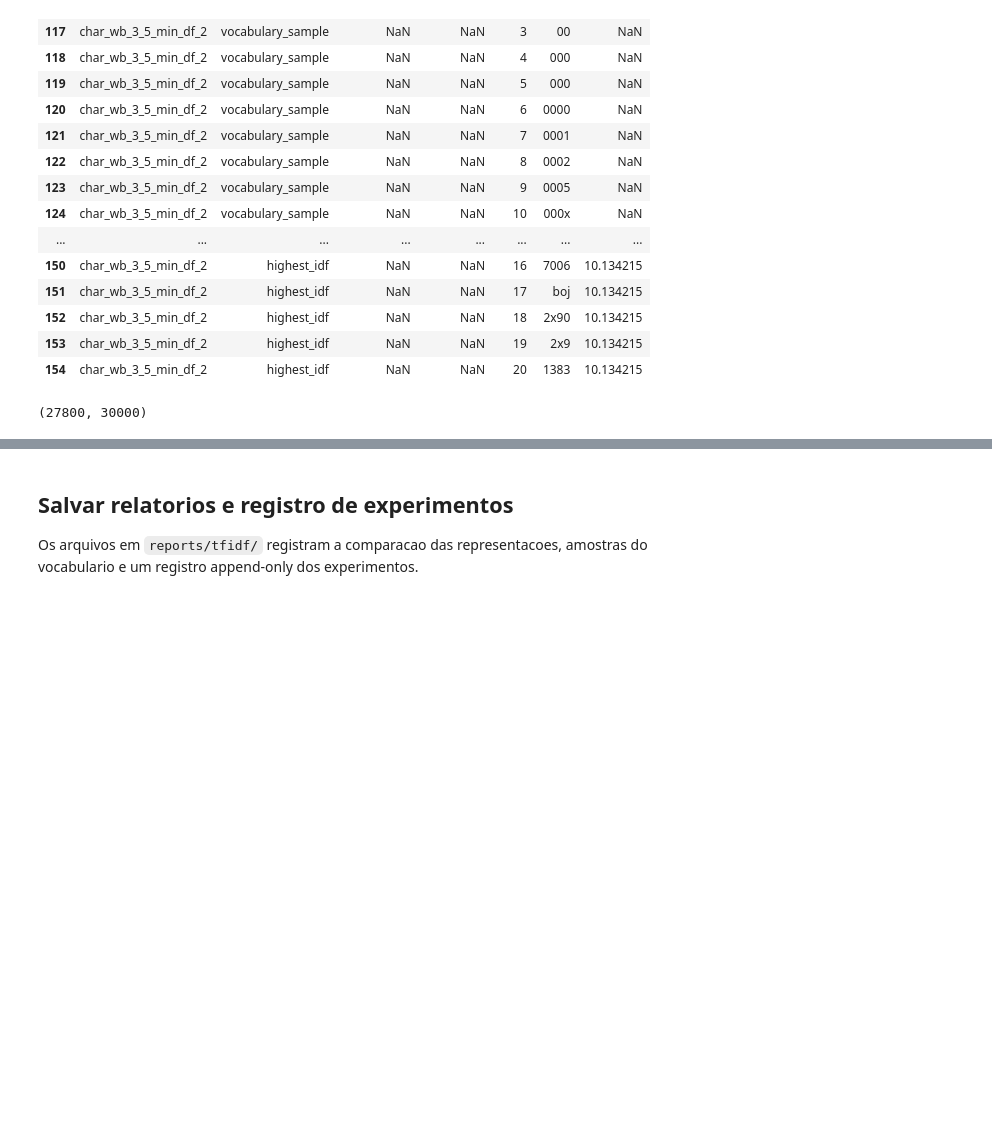
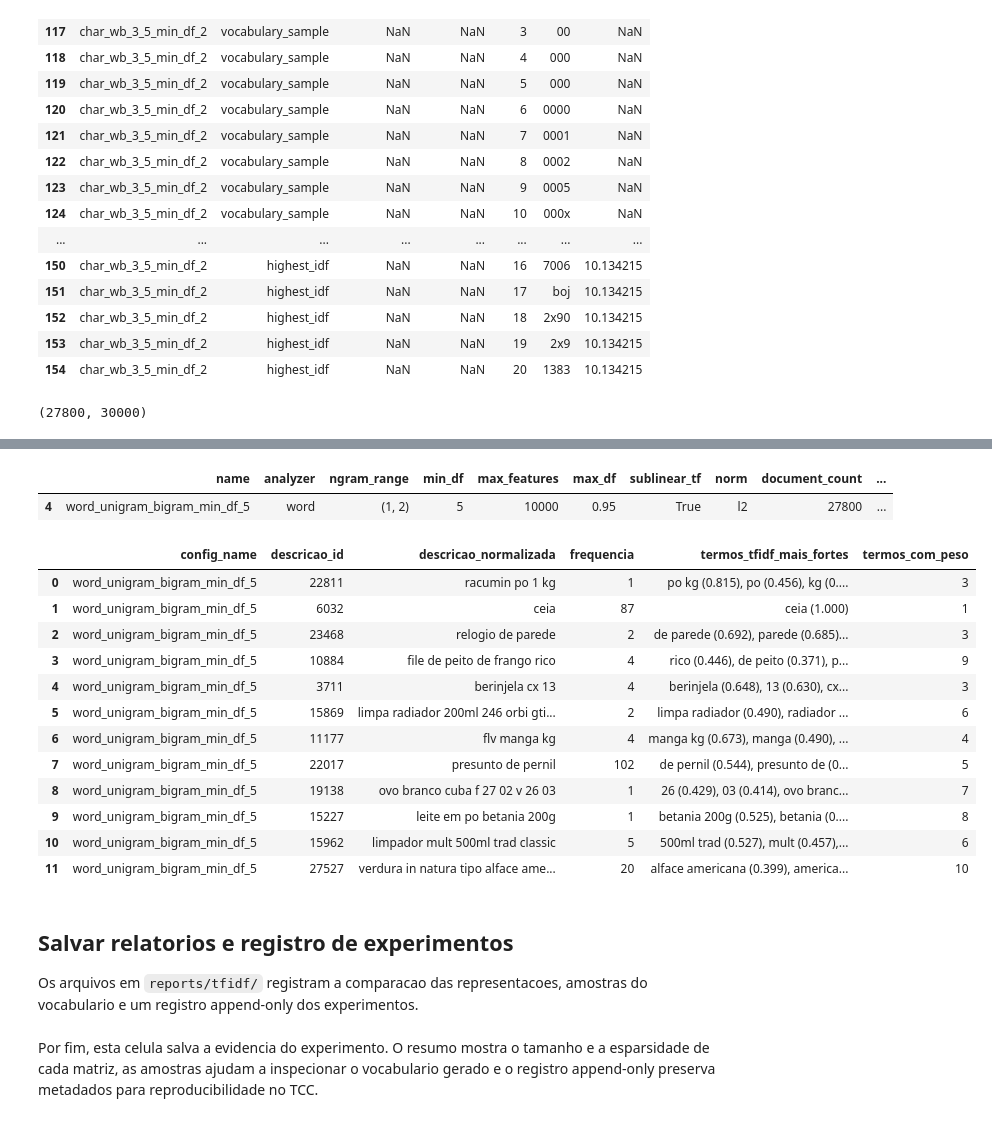
Before and after one commit to Samuca47prog/Nofis-Classifier, a Jupyter notebook: notebooks/50_train_clustering_baseline.ipynb, the cells around one changed output, grey strips where cells are left out. Saved outputs shown, nothing was run; the diff lists cells and outputs as text; code cells hidden in the pictures; blank space fills up the shorter version.

Commit message:
fazendo analise com tfidf e kmeans

```diff
--- a/notebooks/50_train_clustering_baseline.ipynb
+++ b/notebooks/50_train_clustering_baseline.ipynb
@@ -121,7 +135,81 @@ baseline_matrix.shape
+# %%
+BASELINE_TFIDF_CONFIG_NAME = "word_unigram_bigram_min_df_5"
+
+TFIDF_CONFIG_TO_INSPECT = BASELINE_TFIDF_CONFIG_NAME
+DOCUMENTS_TO_INSPECT = 12
+TERMS_PER_DOCUMENT = 10
+SAMPLE_BY = "aleatorio"  # opcoes: "frequencia", "aleatorio", "inicio"
+RANDOM_STATE = 42
+
+if TFIDF_CONFIG_TO_INSPECT not in vectorizers:
+    raise ValueError(
+        f"Configuracao desconhecida: {TFIDF_CONFIG_TO_INSPECT}. "
+        f"Opcoes disponiveis: {sorted(vectorizers)}"
+    )
+
+inspection_vectorizer = vectorizers[TFIDF_CONFIG_TO_INSPECT]
+inspection_matrix = matrices[TFIDF_CONFIG_TO_INSPECT]
+inspection_feature_names = inspection_vectorizer.get_feature_names_out()
+
+if SAMPLE_BY == "frequencia":
+    inspection_rows = modeling_items.nlargest(DOCUMENTS_TO_INSPECT, "frequencia")
+elif SAMPLE_BY == "aleatorio":
+    inspection_rows = modeling_items.sample(
+        min(DOCUMENTS_TO_INSPECT, len(modeling_items)),
+        random_state=RANDOM_STATE,
+    )
+elif SAMPLE_BY == "inicio":
+    inspection_rows = modeling_items.head(DOCUMENTS_TO_INSPECT)
+else:
+    raise ValueError('SAMPLE_BY deve ser "frequencia", "aleatorio" ou "inicio"')
+
+inspection_records = []
+for _, row in inspection_rows.iterrows():
+    row_vector = inspection_matrix.getrow(int(row["descricao_id"]))
+    top_terms = []
+
+    if row_vector.nnz:
+        local_order = row_vector.data.argsort()[::-1][:TERMS_PER_DOCUMENT]
+        top_terms = [
+            f"{inspection_feature_names[row_vector.indices[position]]} ({row_vector.data[position]:.3f})"
+            for position in local_order
+        ]
+
+    inspection_records.append(
+        {
+            "config_name": TFIDF_CONFIG_TO_INSPECT,
+            "descricao_id": int(row["descricao_id"]),
+            "descricao_normalizada": row["descricao_normalizada"],
+            "frequencia": int(row["frequencia"]),
+            "termos_tfidf_mais_fortes": ", ".join(top_terms),
+            "termos_com_peso": int(row_vector.nnz),
+        }
+    )
+
+display(summary[summary["name"] == TFIDF_CONFIG_TO_INSPECT])
+pd.DataFrame.from_records(inspection_records)
+# %% [output]
+|  | name | analyzer | ngram_range | min_df | max_features | max_df | sublinear_tf | norm | document_count | ... |
+| 4 | word_unigram_bigram_min_df_5 | word | (1, 2) | 5 | 10000 | 0.95 | True | l2 | 27800 | ... |
+|  | config_name | descricao_id | descricao_normalizada | frequencia | termos_tfidf_mais_fortes | termos_com_peso |
+| 0 | word_unigram_bigram_min_df_5 | 22811 | racumin po 1 kg | 1 | po kg (0.815), po (0.456), kg (0.... | 3 |
+| 1 | word_unigram_bigram_min_df_5 | 6032 | ceia | 87 | ceia (1.000) | 1 |
+| 2 | word_unigram_bigram_min_df_5 | 23468 | relogio de parede | 2 | de parede (0.692), parede (0.685)... | 3 |
+| 3 | word_unigram_bigram_min_df_5 | 10884 | file de peito de frango rico | 4 | rico (0.446), de peito (0.371), p... | 9 |
+| 4 | word_unigram_bigram_min_df_5 | 3711 | berinjela cx 13 | 4 | berinjela (0.648), 13 (0.630), cx... | 3 |
+| 5 | word_unigram_bigram_min_df_5 | 15869 | limpa radiador 200ml 246 orbi gti... | 2 | limpa radiador (0.490), radiador ... | 6 |
+| 6 | word_unigram_bigram_min_df_5 | 11177 | flv manga kg | 4 | manga kg (0.673), manga (0.490), ... | 4 |
+| 7 | word_unigram_bigram_min_df_5 | 22017 | presunto de pernil | 102 | de pernil (0.544), presunto de (0... | 5 |
+| 8 | word_unigram_bigram_min_df_5 | 19138 | ovo branco cuba f 27 02 v 26 03 | 1 | 26 (0.429), 03 (0.414), ovo branc... | 7 |
+| 9 | word_unigram_bigram_min_df_5 | 15227 | leite em po betania 200g | 1 | betania 200g (0.525), betania (0.... | 8 |
+| 10 | word_unigram_bigram_min_df_5 | 15962 | limpador mult 500ml trad classic | 5 | 500ml trad (0.527), mult (0.457),... | 6 |
+| 11 | word_unigram_bigram_min_df_5 | 27527 | verdura in natura tipo alface ame... | 20 | alface americana (0.399), america... | 10 |
 # %% [markdown]
 ## Salvar relatorios e registro de experimentos
 
 Os arquivos em `reports/tfidf/` registram a comparacao das representacoes, amostras do vocabulario e um registro append-only dos experimentos.
+# %% [markdown]
+Por fim, esta celula salva a evidencia do experimento. O resumo mostra o tamanho e a esparsidade de cada matriz, as amostras ajudam a inspecionar o vocabulario gerado e o registro append-only preserva metadados para reproducibilidade no TCC.
 # %%
 registry = save_tfidf_reports(
     summary,
```
Also changed, not shown: parts of 8 cells of this notebook, 8 other files.
